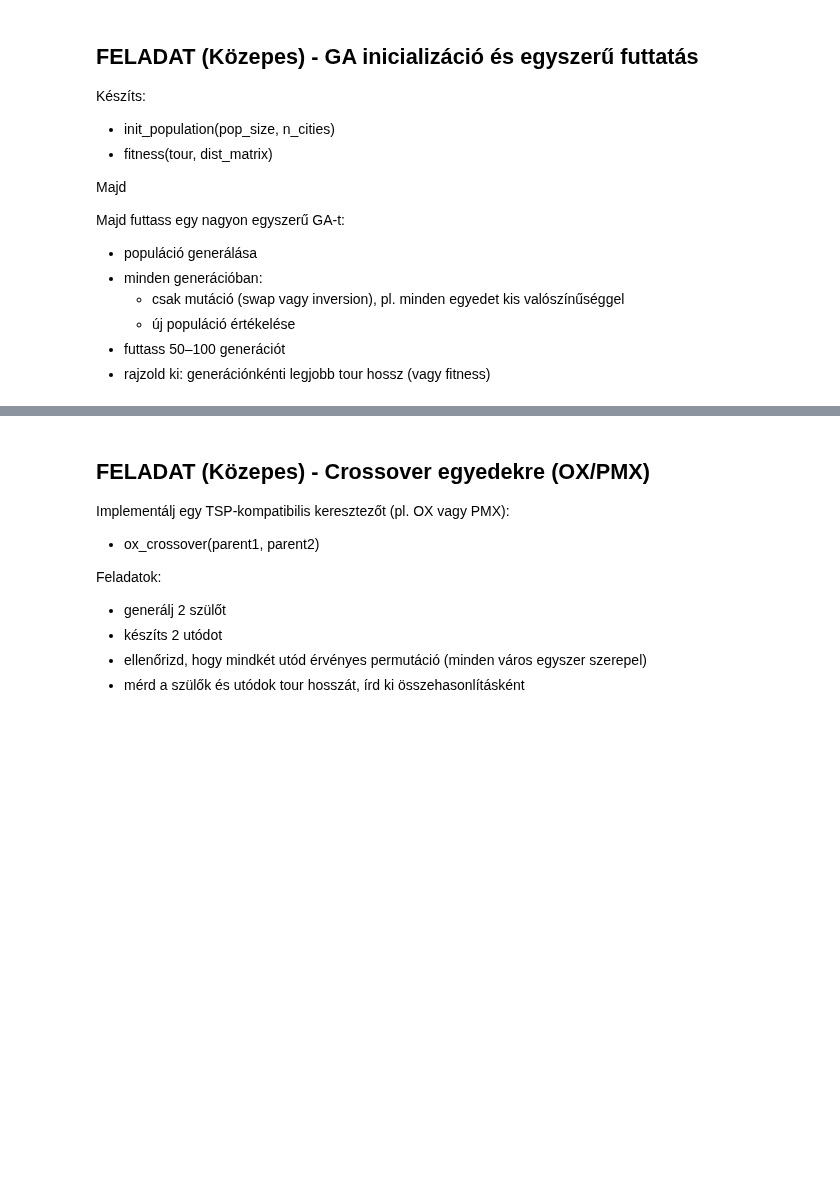
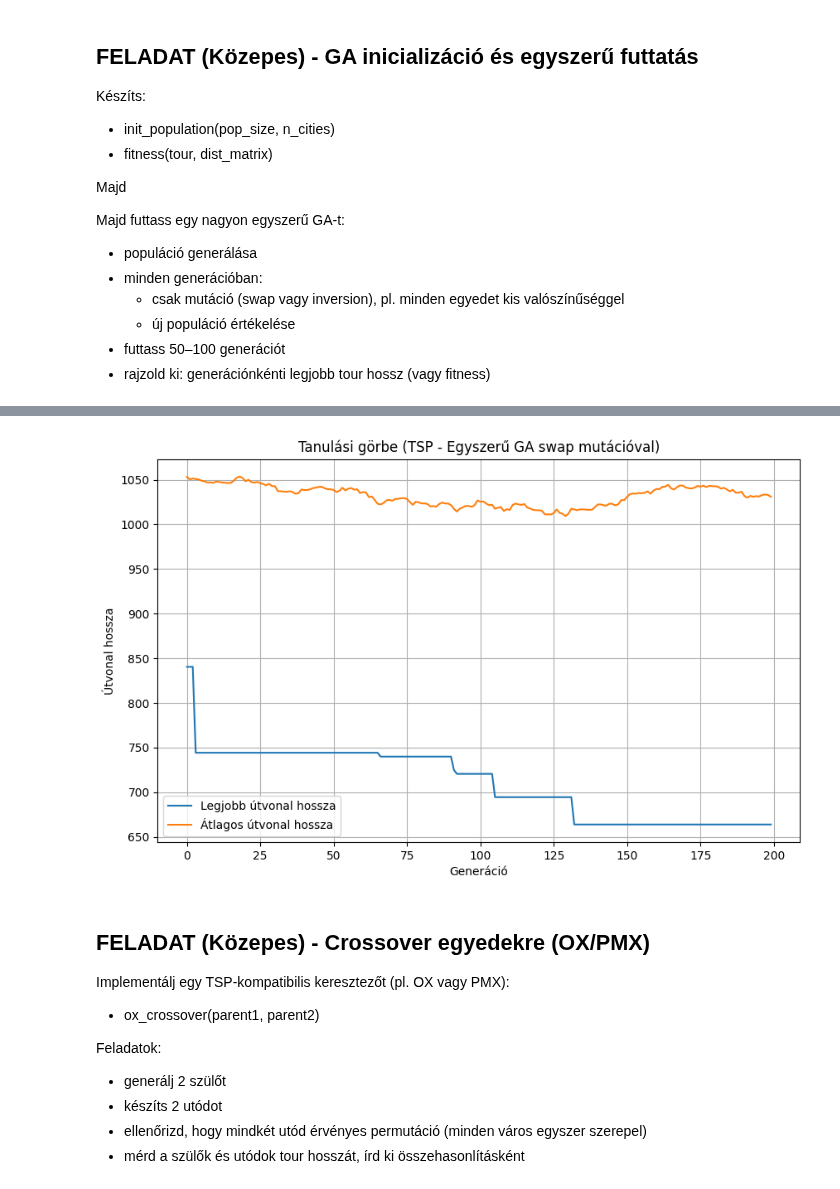
Before and after one commit to bodohelgahannelora-lab/Bioinformatika, a Jupyter notebook: Bodo Helga-Hannelora - GA_TSP_gyakorlo_feladat_colab.ipynb, the cells around one changed output, grey strips where cells are left out. Drawn from its saved outputs; the diff is of its cells as text; code cells hidden in the pictures; blank space fills up the shorter version.

```diff
--- a/Bodo Helga-Hannelora - GA_TSP_gyakorlo_feladat_colab.ipynb
+++ b/Bodo Helga-Hannelora - GA_TSP_gyakorlo_feladat_colab.ipynb
@@ -30,10 +30,18 @@ bemenet:
 kimenet:
 * dist_matrix: kétdimenziós lista vagy NumPy tömb, ahol dist_matrix[i][j] az i. és j. város távolsága (euklideszi)
 # %%
+import numpy as np
+
 def tour_length(tour, dist_matrix):
     """
     tour: pl. [0, 3, 1, 2, 4] – városindex-permutáció
     dist_matrix: NxN távolságmátrix
     Vissza: körút teljes hossza (visszatérés az első városba is).
     """
-    ...
+    total_length = 0
+    num_cities = len(tour)
+    for i in range(num_cities):
+        city1_idx = tour[i]
+        city2_idx = tour[(i + 1) % num_cities]
+        total_length += dist_matrix[city1_idx][city2_idx]
+    return total_length
@@ -108,3 +219,74 @@ def init_population(pop_size, n_cities):
 def fitness(tour, dist_matrix):
     """Lehet pl. -tour_length (minimálásból max-olás)."""
     ...
+# %%
+import matplotlib.pyplot as plt
+import numpy as np
+import random
+
+def init_population(pop_size, n_cities):
+    """pop_size darab véletlen permutációból álló kezdeti populáció."""
+    population = []
+    for _ in range(pop_size):
+        population.append(list(random.sample(range(n_cities), n_cities)))
+    return population
+
+def fitness(tour, dist_matrix):
+    """Lehet pl. -tour_length (minimálásból max-olás)."""
+    return -tour_length(tour, dist_matrix)
+
+# generáljunk több várost
+n_cities = 20
+np.random.seed(42)
+new_cities_coords = [(np.random.randint(0, 100), np.random.randint(0, 100)) for _ in range(n_cities)]
+cities_coords = new_cities_coords
+
+pop_size = 100
+n_generations = 200
+mutation_rate = 0.1
+
+dist_matrix = calculate_distance_matrix(cities_coords)
+
+population = init_population(pop_size, n_cities)
+
+best_lengths = []
+average_lengths = []
+
+for gen in range(n_generations):
+
+    fitness_scores = [fitness(tour, dist_matrix) for tour in population]
+
+    best_fitness_idx = np.argmax(fitness_scores)
+    current_best_tour = population[best_fitness_idx]
+    current_best_length = tour_length(current_best_tour, dist_matrix)
+    best_lengths.append(current_best_length)
+
+    average_lengths.append(-np.mean(fitness_scores))
+
+    new_population = []
+    for tour in population:
+        if random.random() < mutation_rate:
+            mutated_tour = swap_mutation(tour)
+            new_population.append(mutated_tour)
+        else:
+            new_population.append(tour)
+
+    if current_best_tour not in new_population:
+        worst_fitness_idx = np.argmin([fitness(t, dist_matrix) for t in new_population])
+        new_population[worst_fitness_idx] = current_best_tour
+
+    population = new_population
+
+print(f"\nLegjobb útvonal a GA végén: {current_best_tour}")
+print(f"Legjobb útvonal hossza: {current_best_length:.2f}")
+
+plt.figure(figsize=(10, 6))
+plt.plot(best_lengths, label='Legjobb útvonal hossza')
+plt.plot(average_lengths, label='Átlagos útvonal hossza')
+plt.title('Tanulási görbe (TSP - Egyszerű GA swap mutációval)')
+plt.xlabel('Generáció')
+plt.ylabel('Útvonal hossza')
+plt.legend()
+plt.grid(True)
+plt.show()
+# %% [output]
@@ -111,3 +295,4 @@ def fitness(tour, dist_matrix):
+[figure, added]
 # %% [markdown]
 ## FELADAT (Közepes) - Crossover egyedekre (OX/PMX)
 
```
Also changed, not shown: parts of 5 cells of this notebook.
